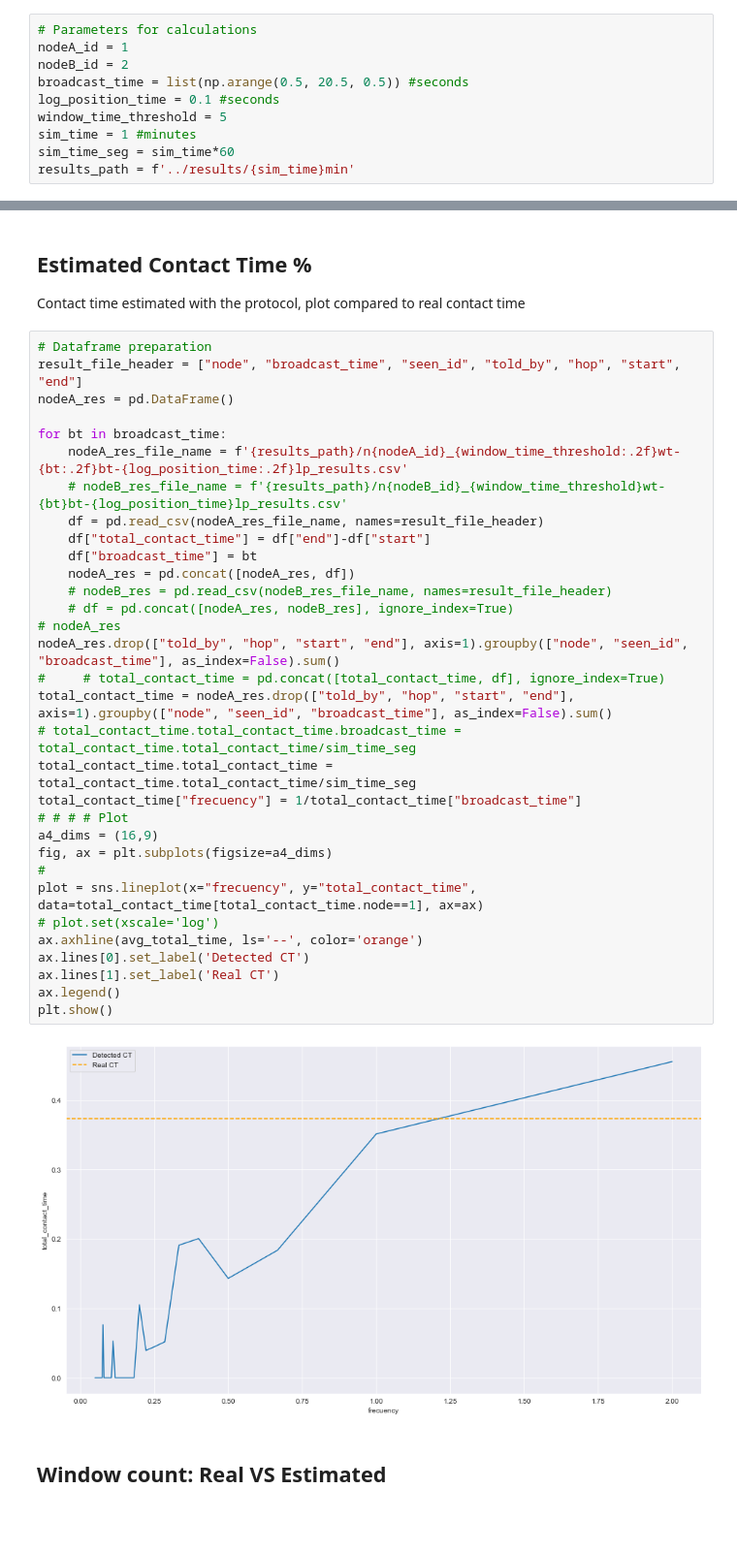
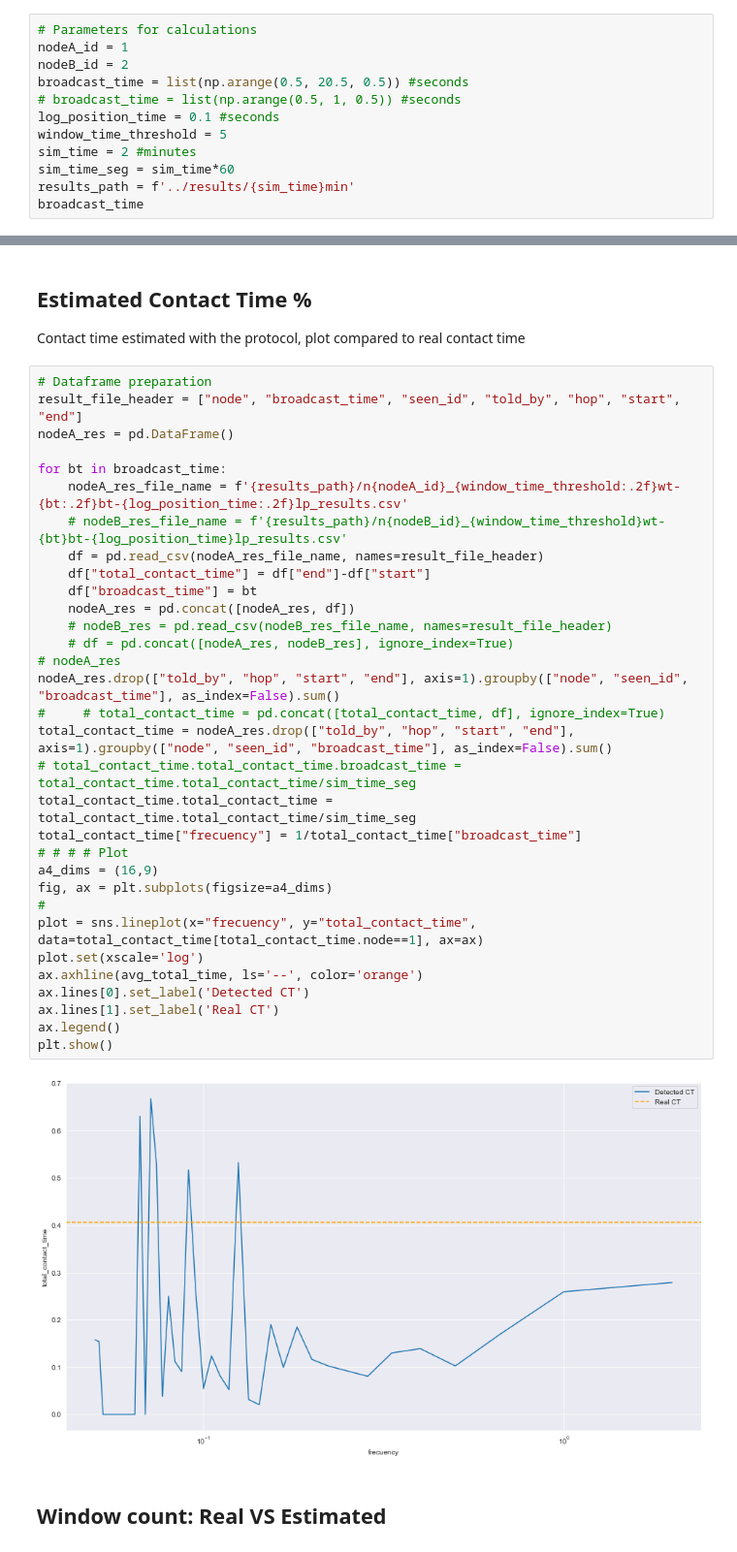
Before and after one commit to ramirofd/contact_tracing_sim, a Jupyter notebook: py_ntbks/window_analysis.ipynb, the cells around one changed output, grey strips where cells are left out. Shown at 97% size. Drawn from its saved outputs; the diff is of its cells as text; blank space fills up the shorter version.

```diff
--- a/py_ntbks/window_analysis.ipynb
+++ b/py_ntbks/window_analysis.ipynb
@@ -8,8 +8,10 @@ from matplotlib import pyplot as plt
 nodeA_id = 1
 nodeB_id = 2
 broadcast_time = list(np.arange(0.5, 20.5, 0.5)) #seconds
+# broadcast_time = list(np.arange(0.5, 1, 0.5)) #seconds
 log_position_time = 0.1 #seconds
 window_time_threshold = 5
-sim_time = 1 #minutes
+sim_time = 2 #minutes
 sim_time_seg = sim_time*60
 results_path = f'../results/{sim_time}min'
+broadcast_time
@@ -56,35 +76,35 @@ Contact time estimated with the protocol, plot compared to real contact time
 result_file_header = ["node", "broadcast_time", "seen_id", "told_by", "hop", "start", "end"]
 nodeA_res = pd.DataFrame()
 
 for bt in broadcast_time:
     nodeA_res_file_name = f'{results_path}/n{nodeA_id}_{window_time_threshold:.2f}wt-{bt:.2f}bt-{log_position_time:.2f}lp_results.csv'
     # nodeB_res_file_name = f'{results_path}/n{nodeB_id}_{window_time_threshold}wt-{bt}bt-{log_position_time}lp_results.csv'
     df = pd.read_csv(nodeA_res_file_name, names=result_file_header)
     df["total_contact_time"] = df["end"]-df["start"]
     df["broadcast_time"] = bt
     nodeA_res = pd.concat([nodeA_res, df])
     # nodeB_res = pd.read_csv(nodeB_res_file_name, names=result_file_header)
     # df = pd.concat([nodeA_res, nodeB_res], ignore_index=True)
 # nodeA_res
 nodeA_res.drop(["told_by", "hop", "start", "end"], axis=1).groupby(["node", "seen_id", "broadcast_time"], as_index=False).sum()
 #     # total_contact_time = pd.concat([total_contact_time, df], ignore_index=True)
 total_contact_time = nodeA_res.drop(["told_by", "hop", "start", "end"], axis=1).groupby(["node", "seen_id", "broadcast_time"], as_index=False).sum()
 # total_contact_time.total_contact_time.broadcast_time = total_contact_time.total_contact_time/sim_time_seg
 total_contact_time.total_contact_time = total_contact_time.total_contact_time/sim_time_seg
 total_contact_time["frecuency"] = 1/total_contact_time["broadcast_time"]
 # # # # Plot
 a4_dims = (16,9)
 fig, ax = plt.subplots(figsize=a4_dims)
 #
 plot = sns.lineplot(x="frecuency", y="total_contact_time", data=total_contact_time[total_contact_time.node==1], ax=ax)
-# plot.set(xscale='log')
+plot.set(xscale='log')
 ax.axhline(avg_total_time, ls='--', color='orange')
 ax.lines[0].set_label('Detected CT')
 ax.lines[1].set_label('Real CT')
 ax.legend()
 plt.show()
 # %% [output]
-[figure, old version]
+[figure, new version]
 # %% [markdown]
 ## Window count: Real VS Estimated
 # %%
```
Also changed, not shown: parts of 4 cells of this notebook, 8 other files.
